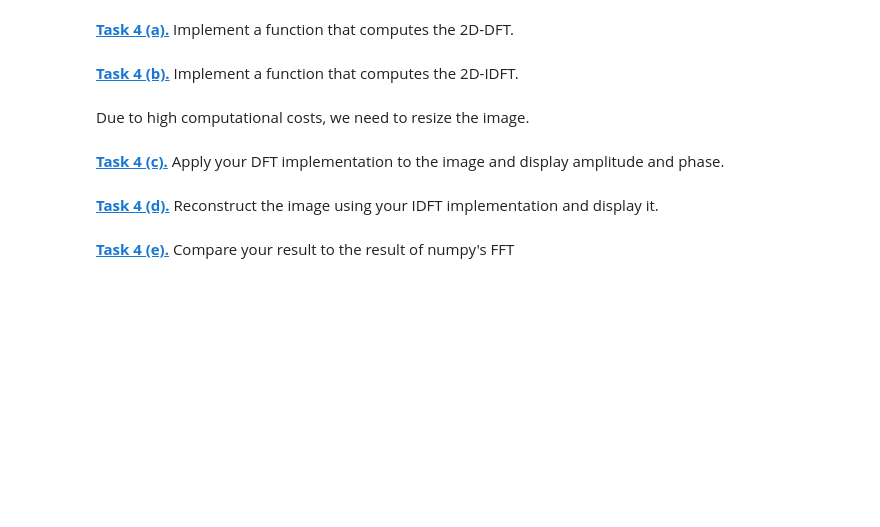
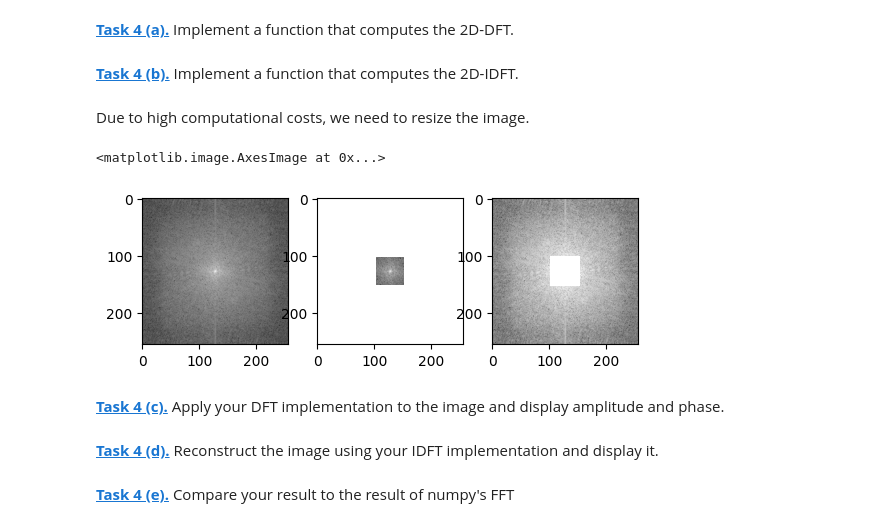
Before and after one commit to JuliaPpp/mobi-fs5-python, a Jupyter notebook: fourier.ipynb, the cells around one changed output. Drawn from its saved outputs; the diff is of its cells as text; code cells hidden in the pictures; blank space fills up the shorter version.

```diff
--- a/fourier.ipynb
+++ b/fourier.ipynb
@@ -291,3 +290,25 @@ plt.imshow(test_img, 'gray')
+# %%
+shift_ct_ft = np.fft.fftshift(ct_ft)
+
+shift_ct_amplitude = np.abs(shift_ct_ft)
+
+low_pass_ct_amplitude = shift_ct_amplitude * array_zeros
+high_pass_ct_amplitude = shift_ct_amplitude * high_pass_filter
+
+plt.figure()
+plt.subplot(1, 3, 1)
+plt.imshow(np.log(shift_ct_amplitude), 'gray')
+
+
+plt.subplot(1, 3, 2)
+plt.imshow(np.log(low_pass_ct_amplitude), 'gray')
+
+
+plt.subplot(1, 3, 3)
+plt.imshow(np.log(high_pass_ct_amplitude), 'gray')
+# %% [output]
+<matplotlib.image.AxesImage at 0x...>
+[figure, added]
 # %% [markdown]
 **[Task 4 (c).]()** Apply your DFT implementation to the image and display amplitude and phase.
 # %% [markdown]
```
Also changed, not shown: parts of 3 cells of this notebook.
